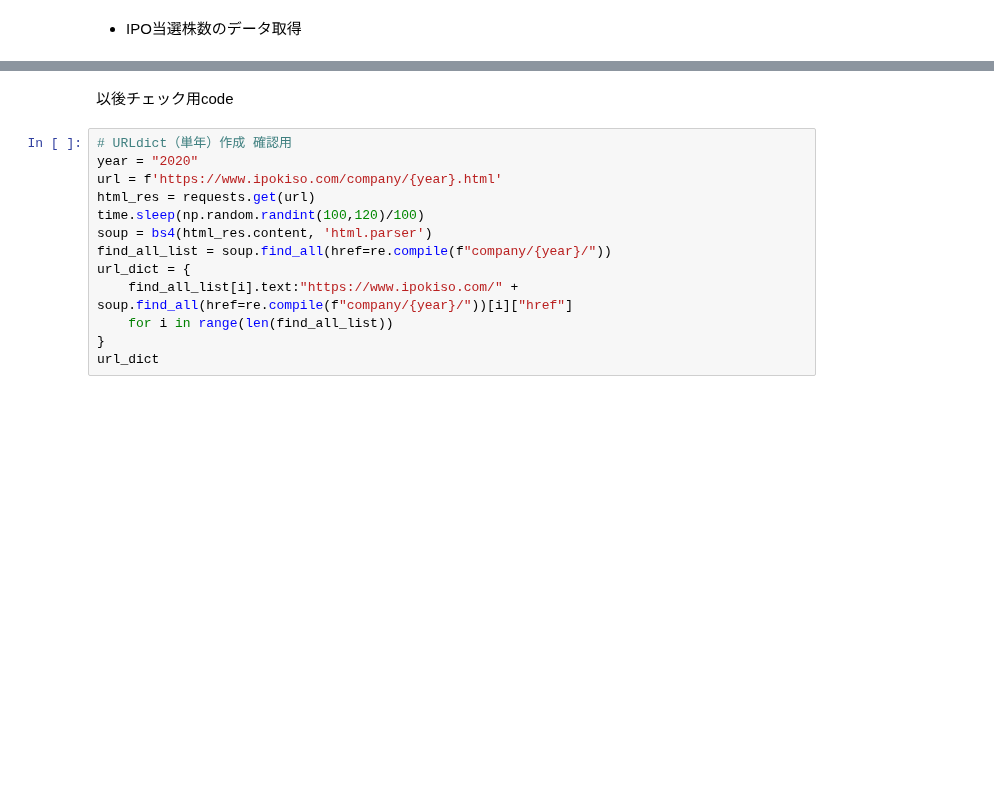
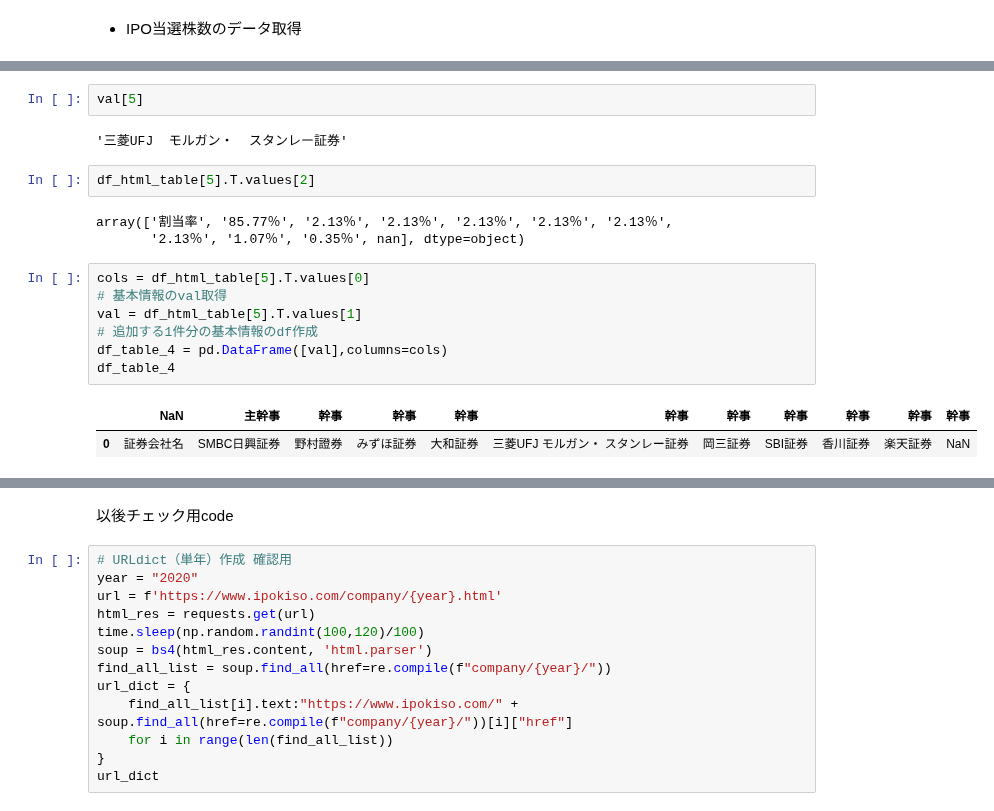
Before and after one commit to ryota1215/stock_tools, a Jupyter notebook: notebook/scraping_ipo.ipynb, the cells around one changed output, grey strips where cells are left out. Drawn from its saved outputs; the diff is of its cells as text; blank space fills up the shorter version.

```diff
--- a/notebook/scraping_ipo.ipynb
+++ b/notebook/scraping_ipo.ipynb
@@ -133,0 +383,19 @@ KeyboardInterrupt:
+# %%
+val[5]
+# %% [output]
+'三菱UFJ  モルガン・  スタンレー証券'
+# %%
+df_html_table[5].T.values[2]
+# %% [output]
+array(['割当率', '85.77％', '2.13％', '2.13％', '2.13％', '2.13％', '2.13％',
+       '2.13％', '1.07％', '0.35％', nan], dtype=object)
+# %%
+cols = df_html_table[5].T.values[0]
+# 基本情報のval取得
+val = df_html_table[5].T.values[1]
+# 追加する1件分の基本情報のdf作成
+df_table_4 = pd.DataFrame([val],columns=cols)
+df_table_4
+# %% [output]
+|  | NaN | 主幹事 | 幹事 | 幹事 | 幹事 | 幹事 | 幹事 | 幹事 | 幹事 | 幹事 | 幹事 |
+| 0 | 証券会社名 | SMBC日興証券 | 野村證券 | みずほ証券 | 大和証券 | 三菱UFJ モルガン・ スタンレー証券 | 岡三証券 | SBI証券 | 香川証券 | 楽天証券 | NaN |
```
Also changed, not shown: parts of 53 cells of this notebook, 1 other file.
